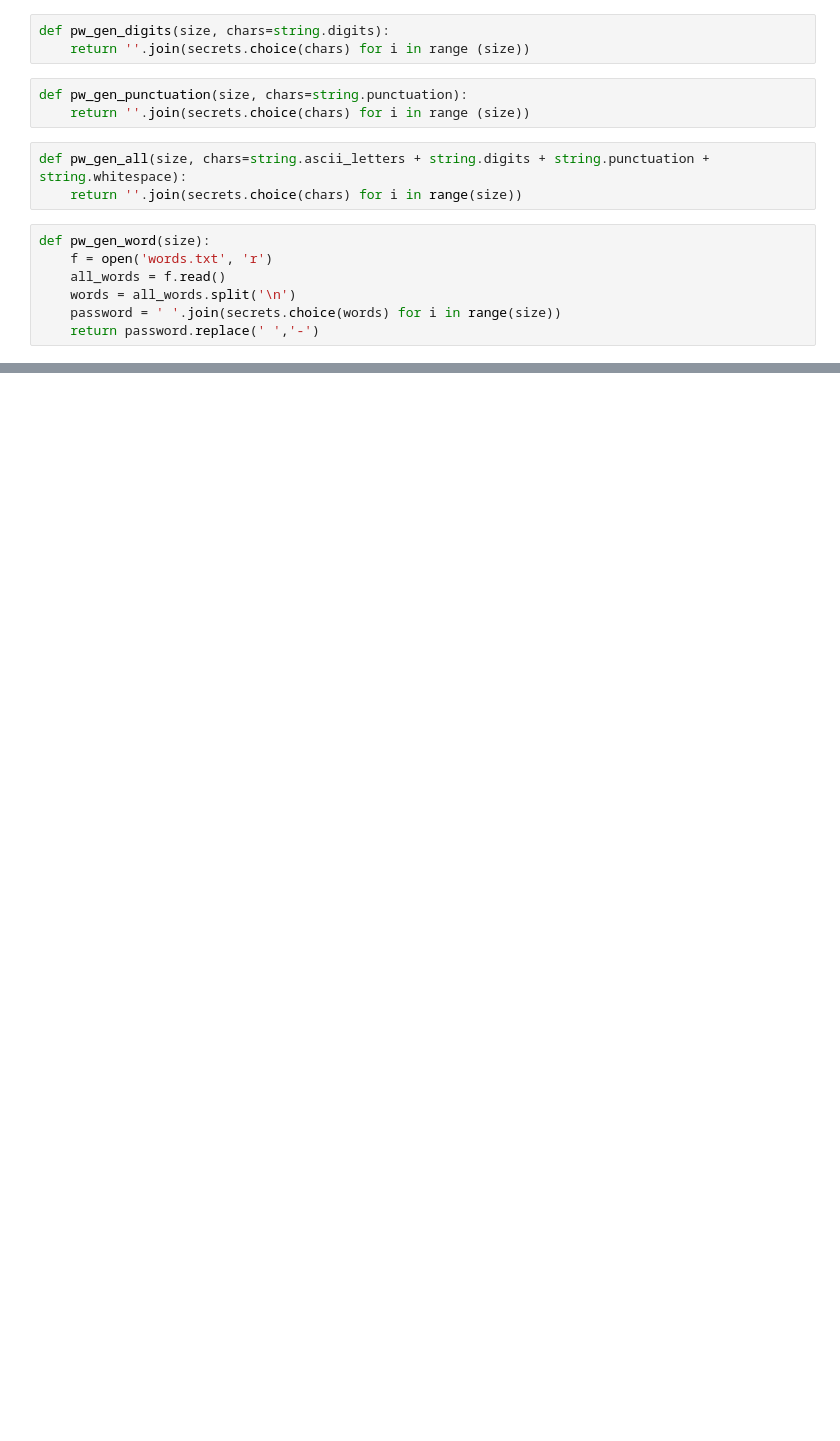
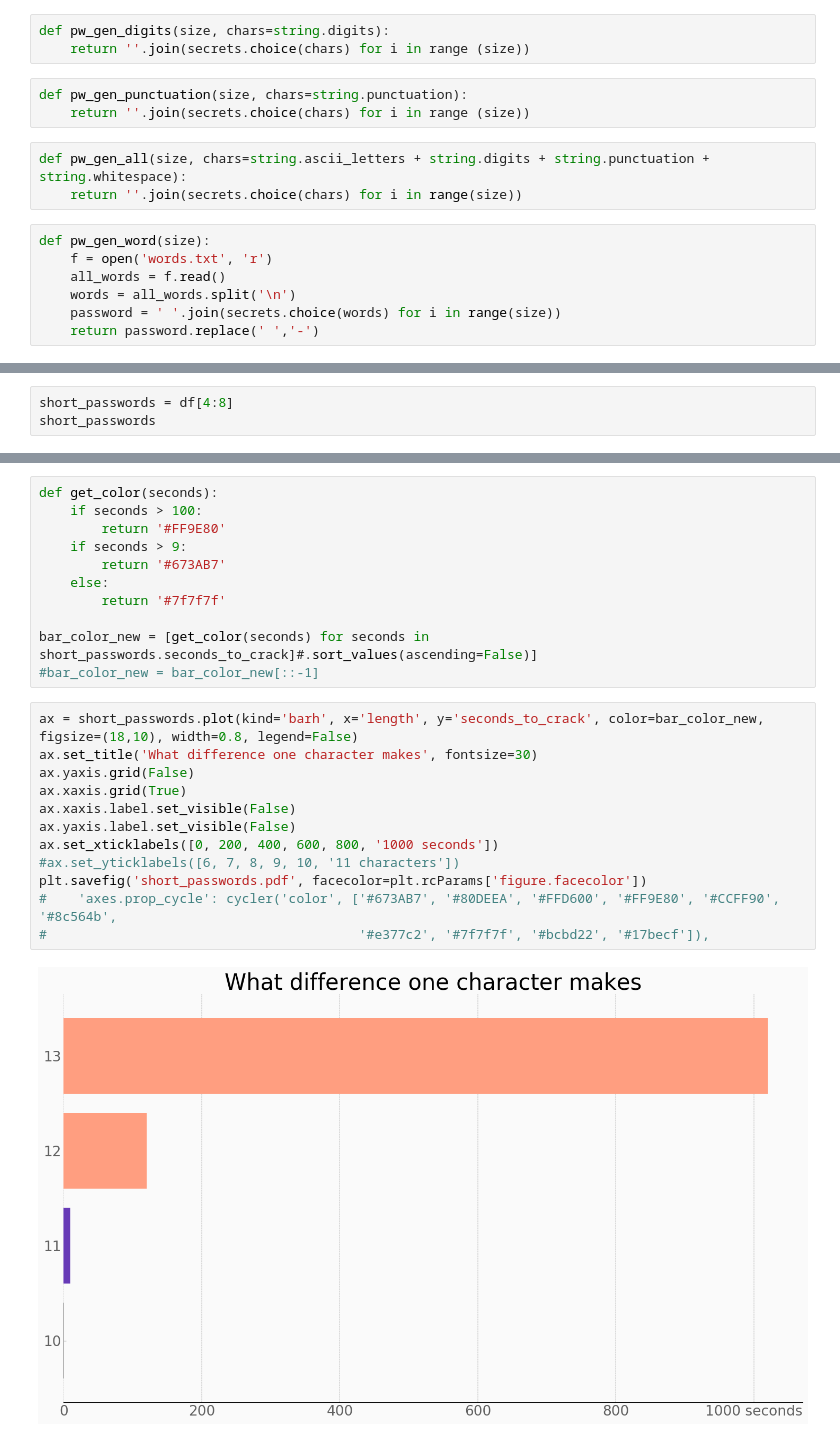
Before and after one commit to hakantan/data_studio, a Jupyter notebook: code/02-(not so) secure passwords/random_passwords.ipynb, the cells around one changed output, grey strips where cells are left out. Cells and saved outputs as stored; diff of their text form; blank space fills up the shorter version.

```diff
--- a/code/02-(not so) secure passwords/random_passwords.ipynb
+++ b/code/02-(not so) secure passwords/random_passwords.ipynb
@@ -42,0 +271,3 @@ tests = [results]
+# %%
+short_passwords = df[4:8]
+short_passwords
@@ -42,0 +280,25 @@ tests = [results]
+# %%
+def get_color(seconds):
+    if seconds > 100:
+        return '#FF9E80'
+    if seconds > 9:
+        return '#673AB7'
+    else:
+        return '#7f7f7f'
+
+bar_color_new = [get_color(seconds) for seconds in short_passwords.seconds_to_crack]#.sort_values(ascending=False)]
+#bar_color_new = bar_color_new[::-1]
+# %%
+ax = short_passwords.plot(kind='barh', x='length', y='seconds_to_crack', color=bar_color_new, figsize=(18,10), width=0.8, legend=False)
+ax.set_title('What difference one character makes', fontsize=30)
+ax.yaxis.grid(False)
+ax.xaxis.grid(True)
+ax.xaxis.label.set_visible(False)
+ax.yaxis.label.set_visible(False)
+ax.set_xticklabels([0, 200, 400, 600, 800, '1000 seconds'])
+#ax.set_yticklabels([6, 7, 8, 9, 10, '11 characters'])
+plt.savefig('short_passwords.pdf', facecolor=plt.rcParams['figure.facecolor'])
+#    'axes.prop_cycle': cycler('color', ['#673AB7', '#80DEEA', '#FFD600', '#FF9E80', '#CCFF90', '#8c564b',
+#                                        '#e377c2', '#7f7f7f', '#bcbd22', '#17becf']),
+# %% [output]
+[figure, added]
```
Also changed, not shown: parts of 44 cells of this notebook, 6 other files.
